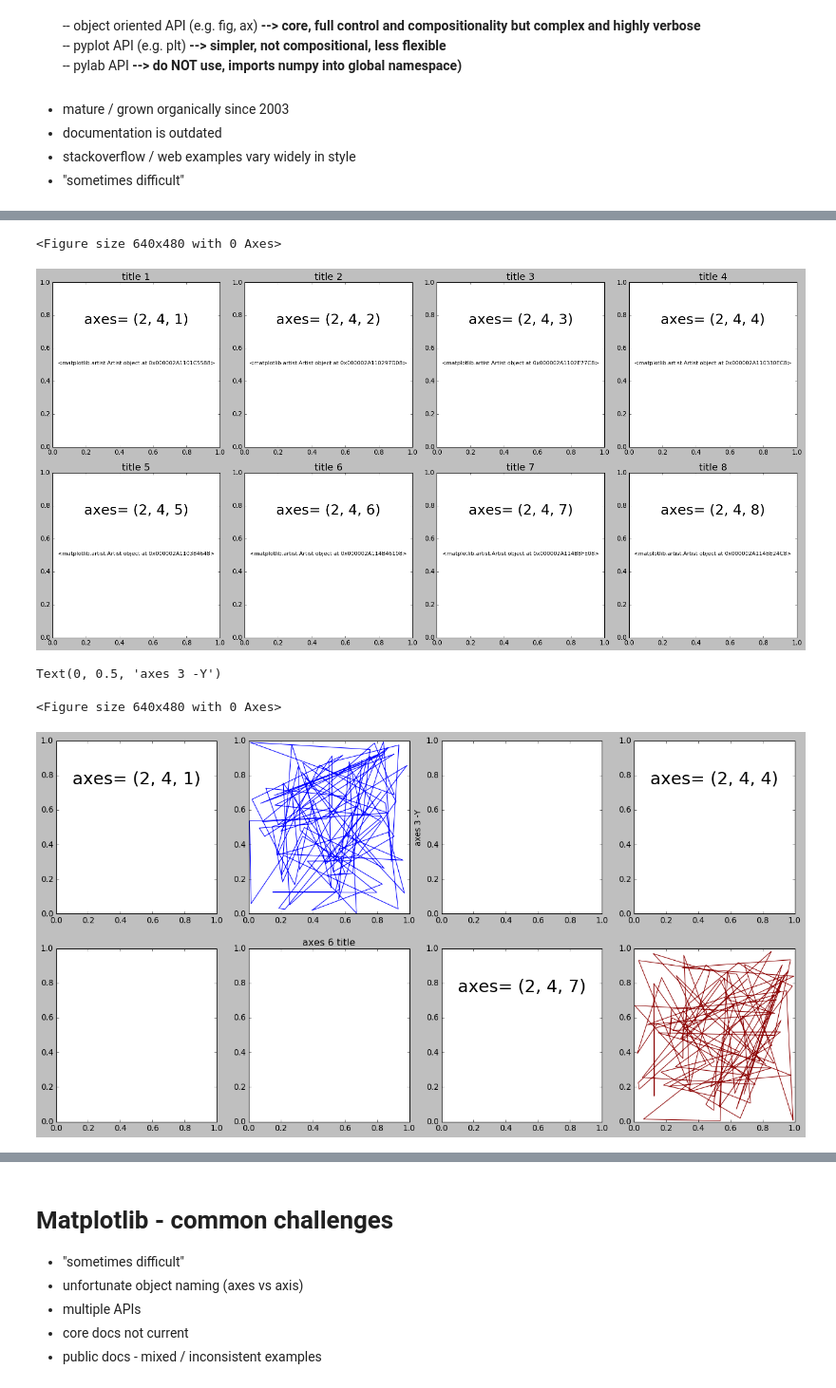
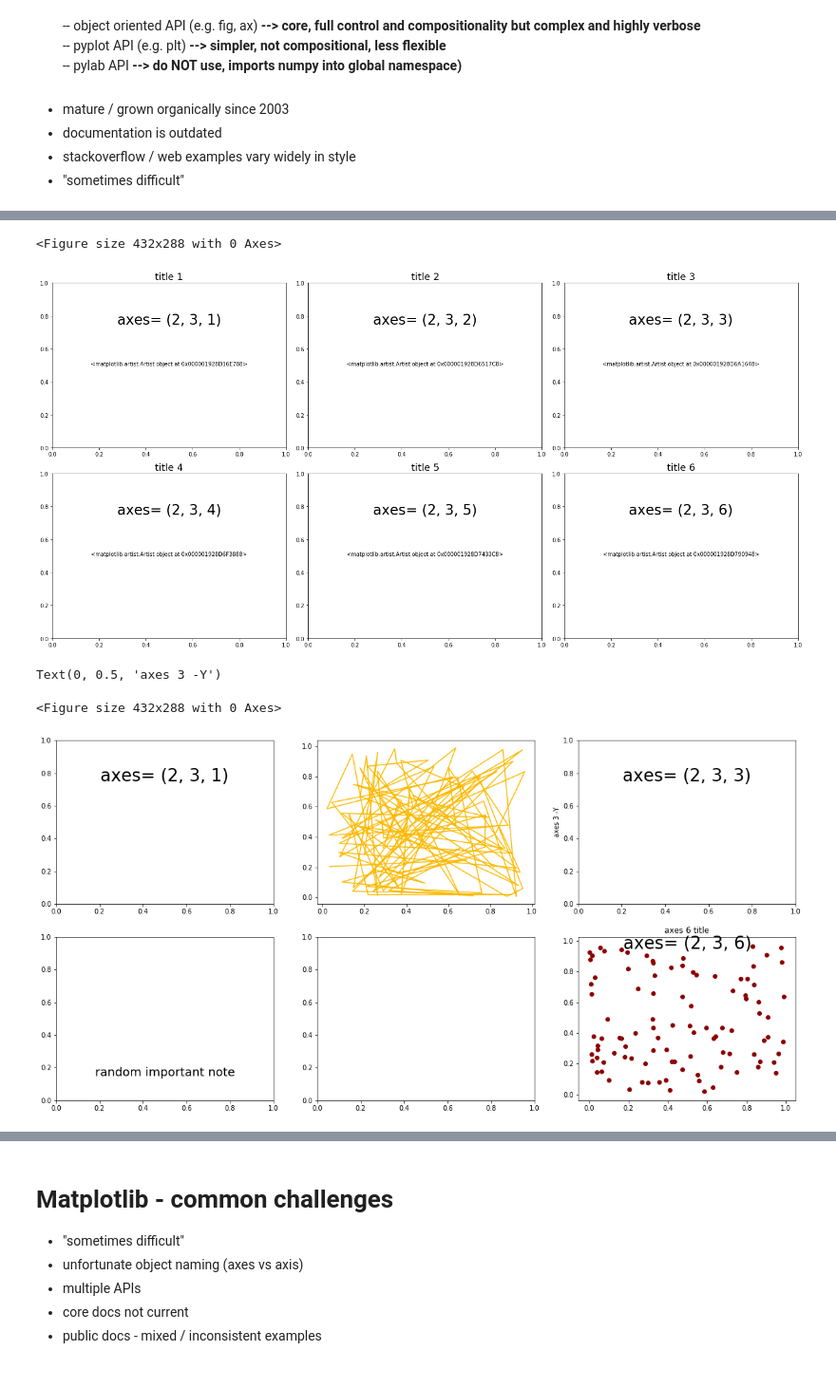
Before and after one commit to surfaceowl-ai/python_visualizations, a Jupyter notebook: notebooks/01_matplotlib_chapter.ipynb, the cells around one changed output, grey strips where cells are left out. Shown at 95% size. Drawn from its saved outputs; the diff is of its cells as text; code cells hidden in the pictures.

```diff
--- a/notebooks/01_matplotlib_chapter.ipynb
+++ b/notebooks/01_matplotlib_chapter.ipynb
@@ -91,41 +89,42 @@ There should be one-- and preferably only one --obvious way to do it.n -
 # %%
 # pyplot - keeps track of the current figure, applies changes to that object
 fig = plt.figure()
-fig, ax_list = plt.subplots(2,4, figsize=(20,10))
+fig, ax_list = plt.subplots(2,3, figsize=(20,10))
 
-for i in range (1, 9):
-    plt.subplot(2, 4, i)
+for i in range (1, 7):
+    plt.subplot(2, 3, i)
     plt.title(f"title {i}", fontsize=18)
-    plt.text(0.5, 0.75, f"axes= (2, 4, {i})", ha="center", fontsize = 26)
+    plt.text(0.5, 0.75, f"axes= (2, 3, {i})", ha="center", fontsize = 26)
     plt.text(0.5, 0.5, str(plt.Artist()), ha="center", fontsize = 10)
     plt.tight_layout()
 # %% [output]
-<Figure size 640x480 with 0 Axes>
+<Figure size 432x288 with 0 Axes>
-[figure, old version]
+[figure, new version]
 # %%
 # object oriented API - each object is explictly managed
 fig2 = plt.figure()
 
 # list axes objects, in order you want them to appear - must match size of plt.subplots
-fig2, ((ax1, ax2, ax3, ax4), (ax5, ax6, ax7, ax8)) = plt.subplots(2,4, figsize=(20,10))
+fig2, ((ax1, ax2, ax3), (ax4, ax5, ax6)) = plt.subplots(2,3, figsize=(20,10))
 
 # add arbitrary labels
-ax1.text(0.5, 0.75, f"axes= (2, 4, 1)", ha="center", fontsize = 26)
-ax4.text(0.5, 0.75, f"axes= (2, 4, 4)", ha="center", fontsize = 26)
-ax7.text(0.5, 0.75, f"axes= (2, 4, 7)", ha="center", fontsize = 26)
+ax1.text(0.5, 0.75, f"axes= (2, 3, 1)", ha="center", fontsize = 26)
+ax3.text(0.5, 0.75, f"axes= (2, 3, 3)", ha="center", fontsize = 26)
+ax4.text(0.5, 0.15, f"random important note", ha="center", fontsize = 18)
+ax6.text(0.5, 0.95, f"axes= (2, 3, 6)", ha="center", fontsize = 26)
 
 # create random data
 data1, data2, data3, data4 = np.random.rand(4, 100)
 
-ax2.plot(data1, data2)
-ax8.plot(data2, data1, color="darkred")
+ax2.plot(data1, data2, color="#fcba03")
+ax6.scatter(data2, data1, color="darkred")
 
 ax6.title.set_text("axes 6 title")
 ax3.set_ylabel("axes 3 -Y")
 # %% [output]
 Text(0, 0.5, 'axes 3 -Y')
-<Figure size 640x480 with 0 Axes>
+<Figure size 432x288 with 0 Axes>
-[figure, old version]
+[figure, new version]
 # %%
 # use matplotlib to create subplots of different sizes
 
```
Also changed, not shown: parts of 6 cells of this notebook, 18 other files.
